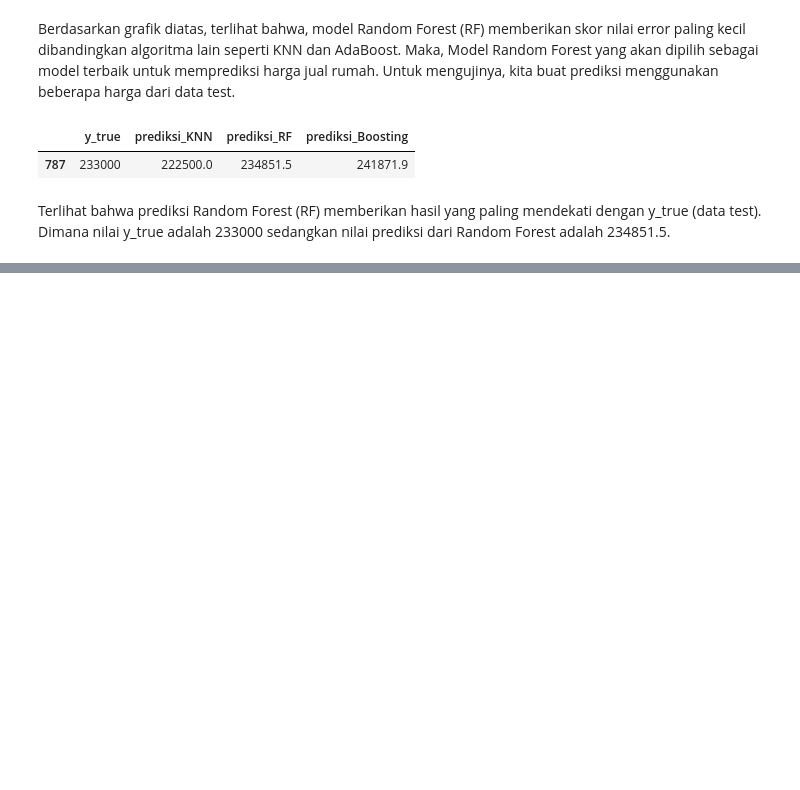
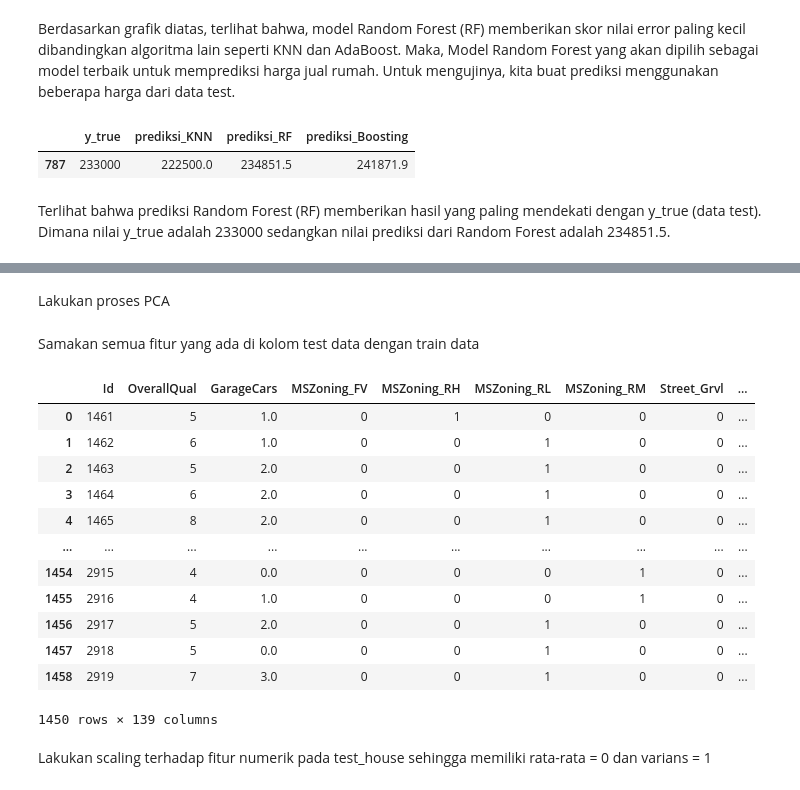
Before and after one commit to Juwono136/predictive-analytics-machine-learning-model, a Jupyter notebook: notebook.ipynb, the cells around one changed output, grey strips where cells are left out. Cells and saved outputs as stored; diff of their text form; code cells hidden in the pictures; blank space fills up the shorter version.

```diff
--- a/notebook.ipynb
+++ b/notebook.ipynb
@@ -861,0 +911,9 @@ Terlihat bahwa prediksi Random Forest (RF) memberikan hasil yang paling mendekat
+# %%
+cat_features = test_house.select_dtypes(include='object').columns.to_list()
+
+for feature in cat_features:
+    dummies = pd.get_dummies(test_house[feature], prefix=feature)
+    test_house = pd.concat([test_house, dummies], axis=1)
+
+test_house.drop(cat_features, axis=1, inplace=True)
+test_house.head()
@@ -861,0 +928,30 @@ Terlihat bahwa prediksi Random Forest (RF) memberikan hasil yang paling mendekat
+# %% [markdown]
+Lakukan proses PCA
+# %%
+pca = PCA(n_components=1, random_state=123)
+pca.fit(test_house[['GrLivArea','GarageArea']])
+test_house['dimension'] = pca.fit_transform(test_house.loc[:, ('GrLivArea','GarageArea')]).flatten()
+test_house.drop(['GrLivArea','GarageArea'], axis=1, inplace=True)
+# %% [markdown]
+Samakan semua fitur yang ada di kolom test data dengan train data
+# %%
+# Hapus kolom-kolom di test data yang tidak ada di train data
+test_house = test_house[test_house.columns.intersection(house.columns.union(['Id']))]
+
+test_house
+# %% [output]
+|  | Id | OverallQual | GarageCars | MSZoning_FV | MSZoning_RH | MSZoning_RL | MSZoning_RM | Street_Grvl | ... |
+| 0 | 1461 | 5 | 1.0 | 0 | 1 | 0 | 0 | 0 | ... |
+| 1 | 1462 | 6 | 1.0 | 0 | 0 | 1 | 0 | 0 | ... |
+| 2 | 1463 | 5 | 2.0 | 0 | 0 | 1 | 0 | 0 | ... |
+| 3 | 1464 | 6 | 2.0 | 0 | 0 | 1 | 0 | 0 | ... |
+| 4 | 1465 | 8 | 2.0 | 0 | 0 | 1 | 0 | 0 | ... |
+| ... | ... | ... | ... | ... | ... | ... | ... | ... | ... |
+| 1454 | 2915 | 4 | 0.0 | 0 | 0 | 0 | 1 | 0 | ... |
+| 1455 | 2916 | 4 | 1.0 | 0 | 0 | 0 | 1 | 0 | ... |
+| 1456 | 2917 | 5 | 2.0 | 0 | 0 | 1 | 0 | 0 | ... |
+| 1457 | 2918 | 5 | 0.0 | 0 | 0 | 1 | 0 | 0 | ... |
+| 1458 | 2919 | 7 | 3.0 | 0 | 0 | 1 | 0 | 0 | ... |
+1450 rows × 139 columns
+# %% [markdown]
+Lakukan scaling terhadap fitur numerik pada test_house sehingga memiliki rata-rata = 0 dan varians = 1
```
Also changed, not shown: parts of 34 cells of this notebook, 2 other files.
